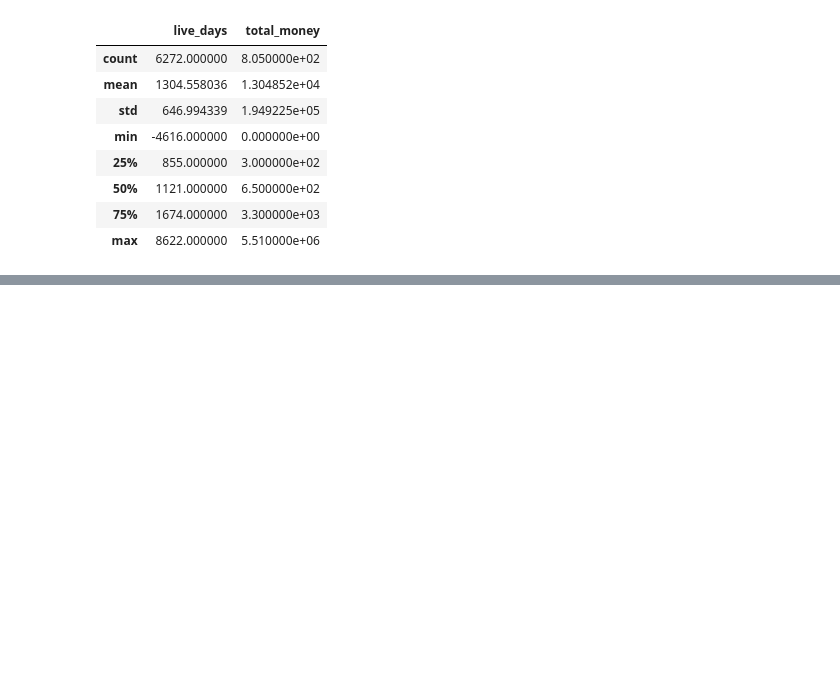
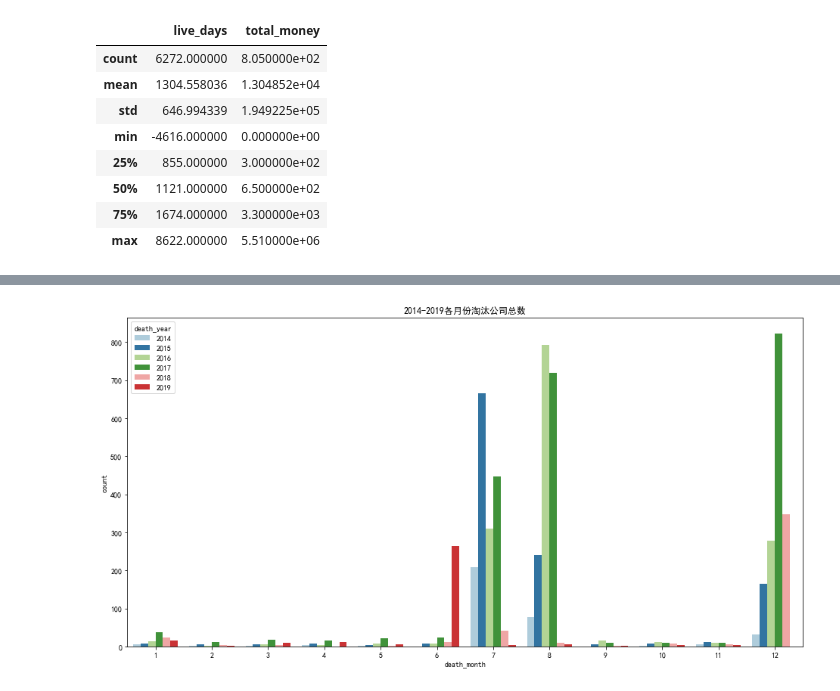
Before and after one commit to smiledobule/sklearn, a Jupyter notebook: analyse/death_company/death_company.ipynb, the cells around one changed output, grey strips where cells are left out. Cells and saved outputs as stored; diff of their text form; code cells hidden in the pictures; blank space fills up the shorter version.

```diff
--- a/analyse/death_company/death_company.ipynb
+++ b/analyse/death_company/death_company.ipynb
@@ -4,3 +1,12 @@ import pandas as pd
+# %%
+import numpy as np
+import pandas as pd
+import seaborn as sns
+import matplotlib.pyplot as plt
+from matplotlib.font_manager import _rebuild
+_rebuild()
+plt.rcParams['font.sans-serif'] = ['SimHei']
+plt.rcParams['axes.unicode_minus'] = False
 # %%
 # load data
 data = pd.read_csv('./data/com(all).csv')
@@ -75,0 +306,8 @@ data.describe()
+# %%
+part = lives[lives['death_year'].isin(['2014', '2015','2016','2017','2018','2019'])]
+plt.figure(figsize=(16, 8))
+sns.countplot(x='death_month', hue='death_year', data=part, palette='Paired')
+plt.title('2014-2019各月份淘汰公司总数')
+plt.show()
+# %% [output]
+[figure, added]
```
Also changed, not shown: parts of 26 cells of this notebook, 2 other files.
